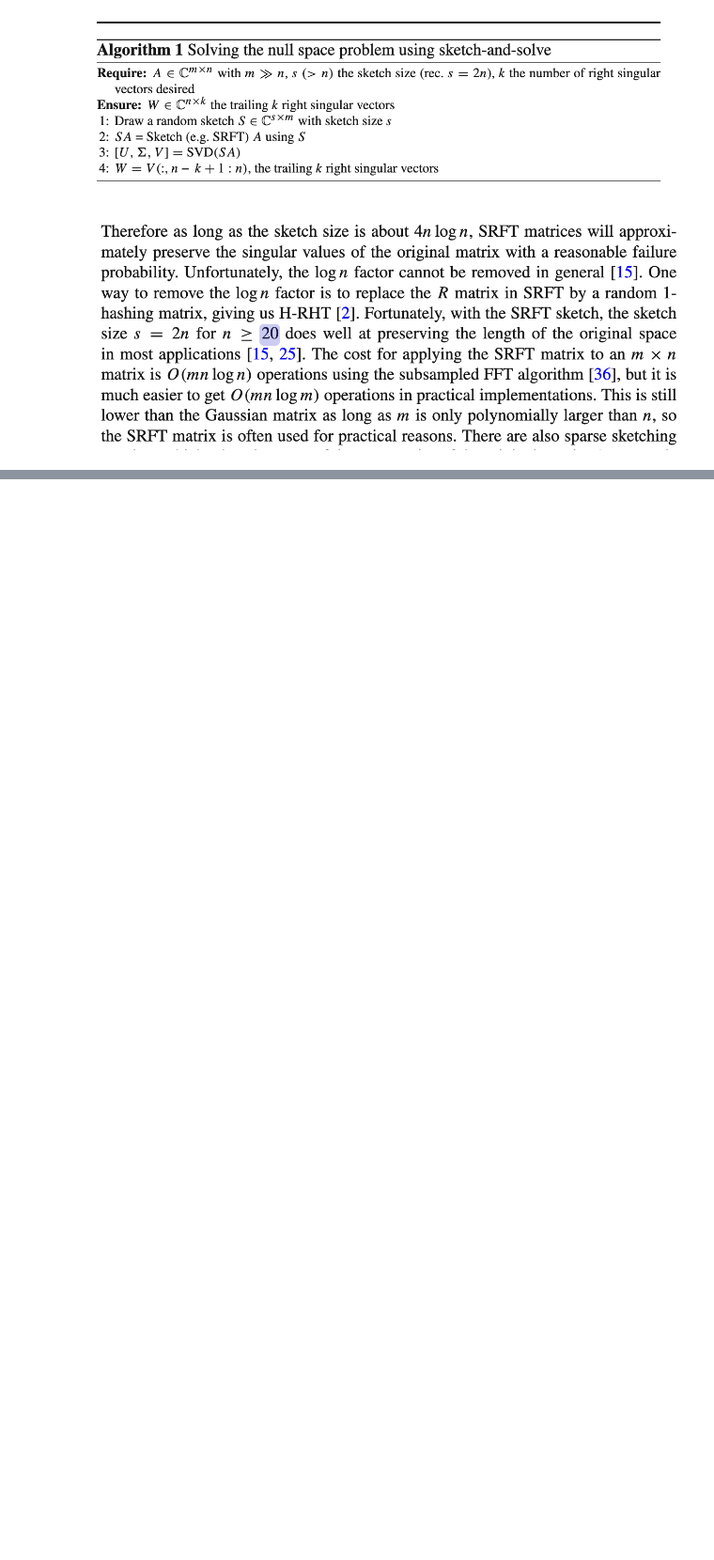
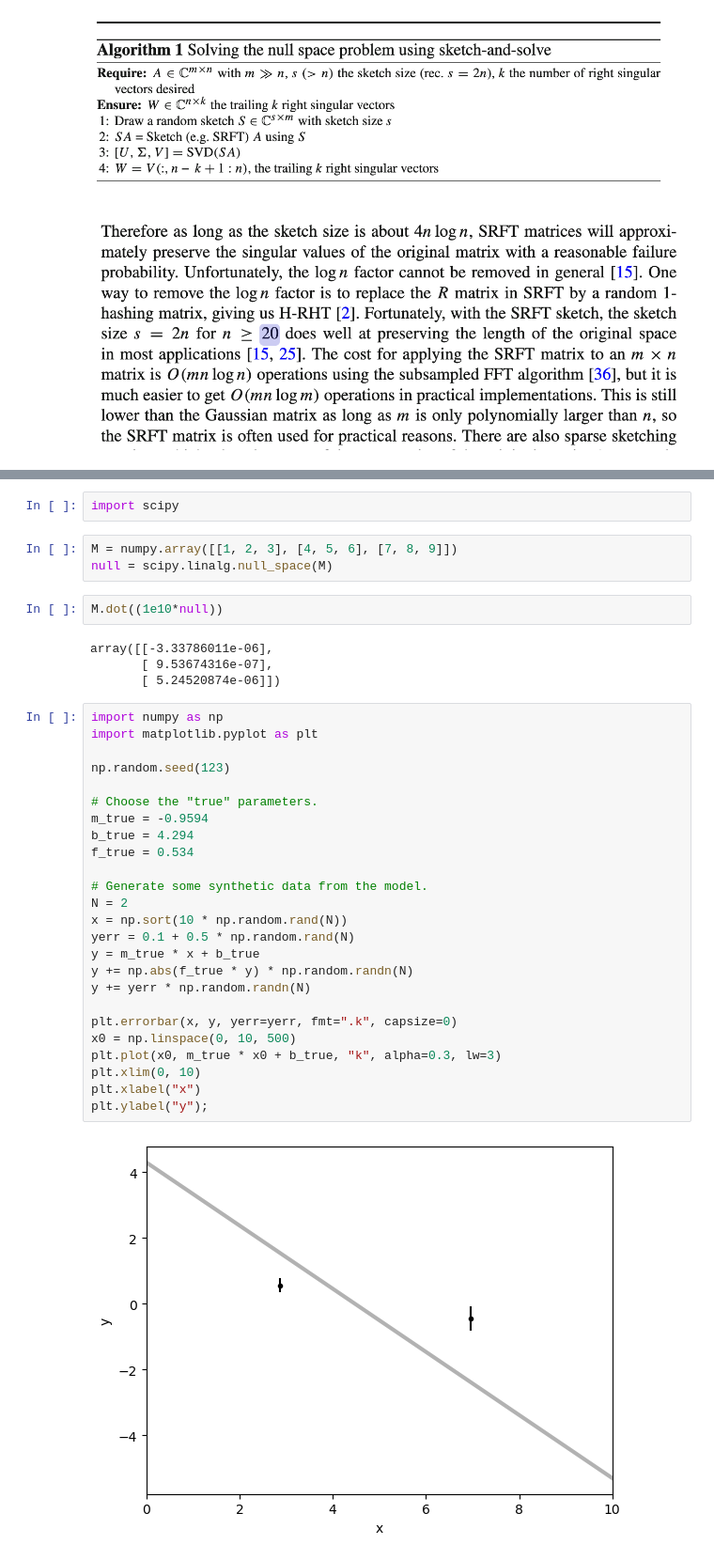
Before and after one commit to brianjpetersen/aaakit, a Jupyter notebook: test.ipynb, the cells around one changed output, grey strips where cells are left out. Shown: that part at 94% size. Saved outputs shown, nothing was run; the diff lists cells and outputs as text; blank space fills up the shorter version.

```diff
--- a/test.ipynb
+++ b/test.ipynb
@@ -147,0 +221,38 @@ a.nbytes
+# %%
+import scipy
+# %%
+M = numpy.array([[1, 2, 3], [4, 5, 6], [7, 8, 9]])
+null = scipy.linalg.null_space(M)
+# %%
+M.dot((1e10*null))
+# %% [output]
+array([[-3.33786011e-06],
+       [ 9.53674316e-07],
+       [ 5.24520874e-06]])
+# %%
+import numpy as np
+import matplotlib.pyplot as plt
+
+np.random.seed(123)
+
+# Choose the "true" parameters.
+m_true = -0.9594
+b_true = 4.294
+f_true = 0.534
+
+# Generate some synthetic data from the model.
+N = 2
+x = np.sort(10 * np.random.rand(N))
+yerr = 0.1 + 0.5 * np.random.rand(N)
+y = m_true * x + b_true
+y += np.abs(f_true * y) * np.random.randn(N)
+y += yerr * np.random.randn(N)
+
+plt.errorbar(x, y, yerr=yerr, fmt=".k", capsize=0)
+x0 = np.linspace(0, 10, 500)
+plt.plot(x0, m_true * x0 + b_true, "k", alpha=0.3, lw=3)
+plt.xlim(0, 10)
+plt.xlabel("x")
+plt.ylabel("y");
+# %% [output]
+[figure, added]
```
Also changed, not shown: parts of 16 cells of this notebook, 1 other file.
